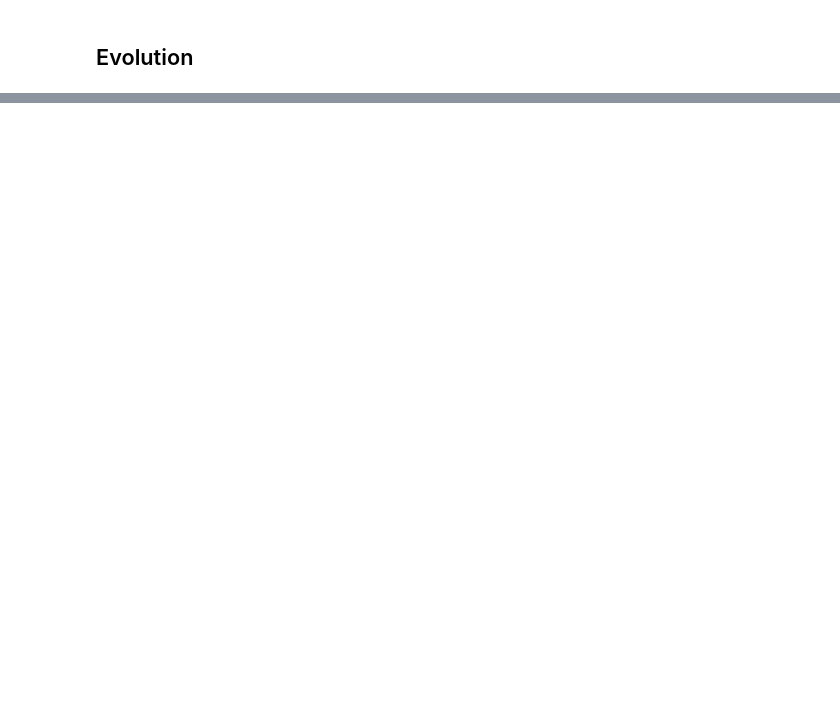
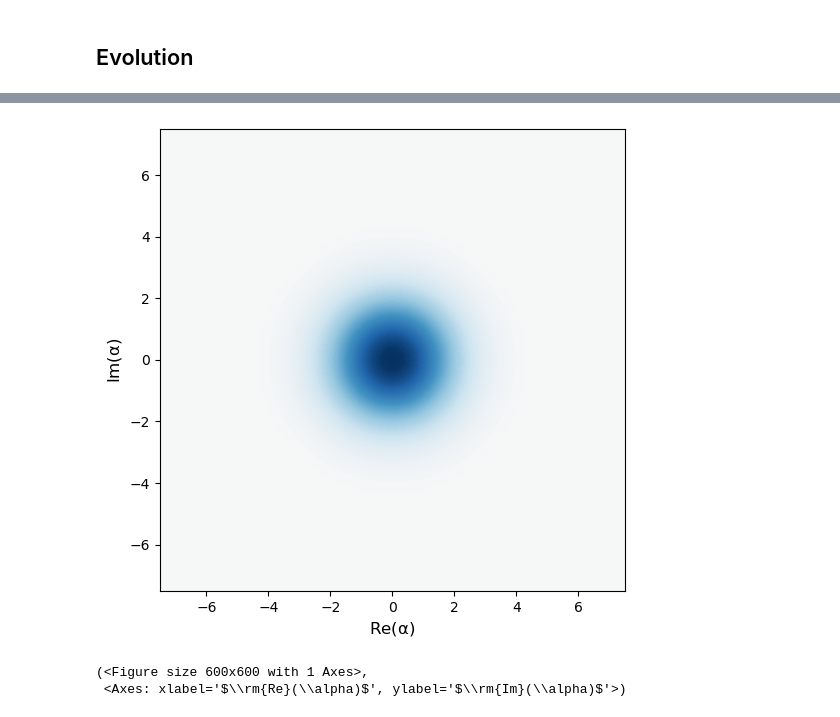
Before and after one commit to fedesss98/phaseonium-thermodynamics, a Jupyter notebook: notebooks/02-thermodynamic-states.ipynb, the cells around one changed output, grey strips where cells are left out. Cells and saved outputs as stored; diff of their text form; code cells hidden in the pictures; blank space fills up the shorter version.

```diff
--- a/notebooks/02-thermodynamic-states.ipynb
+++ b/notebooks/02-thermodynamic-states.ipynb
@@ -23,9 +33,9 @@ SEED = 42
 rng = np.random.default_rng(SEED)
 
 OMEGA = 0.5  # Interaction strength
-N = 50  # Maximum number of dimensions
+N = 200  # Maximum number of dimensions
 
-INTERACTION_TIME = 0.01
+INTERACTION_TIME = 0.02
 T_MAX = 1000
 TIMESTEPS = np.linspace(0, T_MAX, int(T_MAX / INTERACTION_TIME))
 print(f"Total of {len(TIMESTEPS)} timesteps from 0 to {T_MAX} with dt = {INTERACTION_TIME}")
@@ -55,0 +126,12 @@ Quantum object: dims = [[3], [3]], shape = (3, 3), type = oper, isherm = True $
+# %%
+TEMPERATURE_TO_PHOTON_MAP = {
+    0.5: 0.156518,
+    1.0: 0.5819767068693264,
+    1.5: 1.0551483399,
+    2.0: 1.541494082537,
+}
+system_temperature = 2.0
+n_photons = TEMPERATURE_TO_PHOTON_MAP[system_temperature]
+system = Cavity(qt.thermal_dm(N, n_photons), omega=1)
+
+system.temperature
@@ -144,0 +280,6 @@ plt.show()
+# %%
+rho.plot_wigner()
+# %% [output]
+[figure, added]
+(<Figure size 600x600 with 1 Axes>,
+ <Axes: xlabel='$\\rm{Re}(\\alpha)$', ylabel='$\\rm{Im}(\\alpha)$'>)
```
Also changed, not shown: parts of 31 cells of this notebook, 4 other files.
